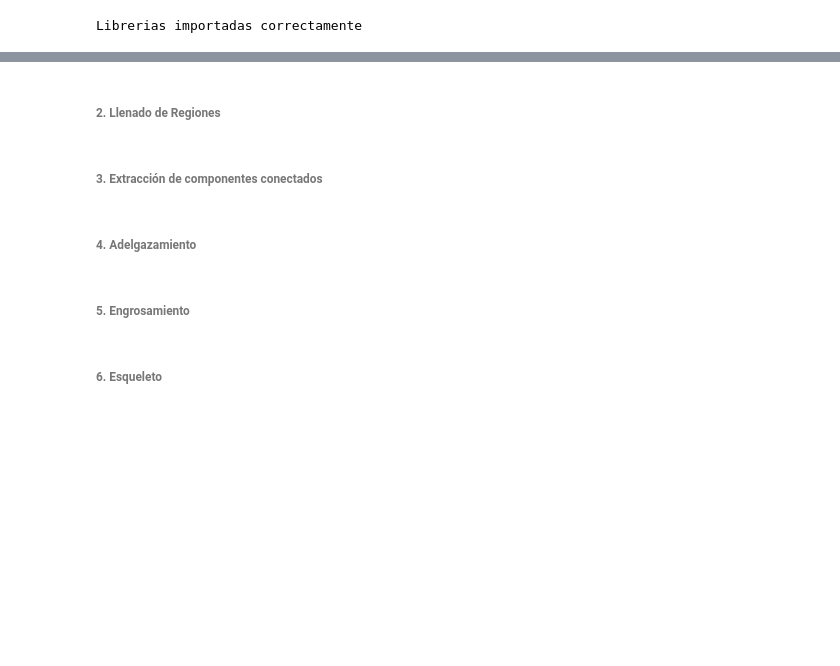
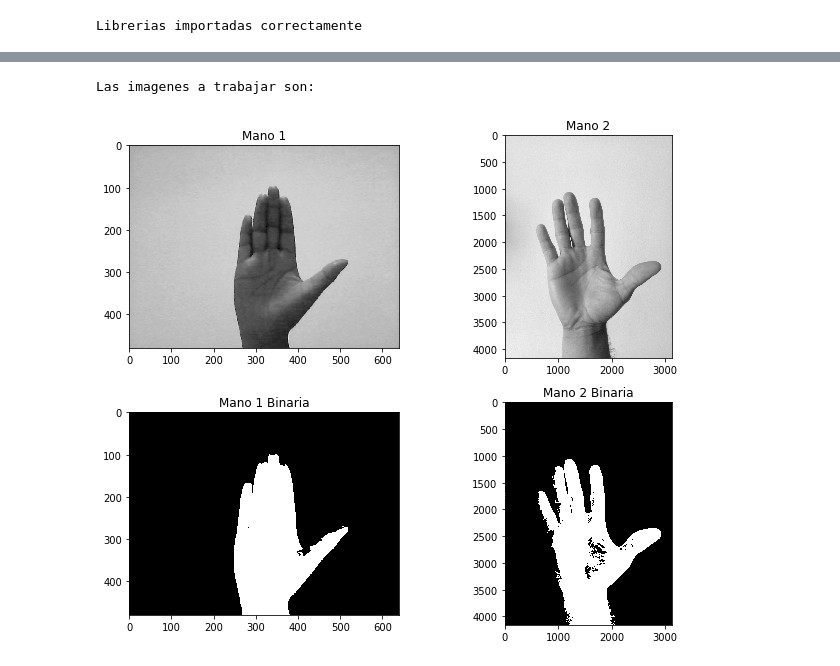
Before and after one commit to LeonardoMercado/TecIA, a Jupyter notebook: compartida de talleres/03 Taller 3 Operaciones Morfológicas/Taller 3 operaciones Morfológicas.ipynb, the cells around one changed output, grey strips where cells are left out. Drawn from its saved outputs; the diff is of its cells as text; code cells hidden in the pictures; blank space fills up the shorter version.

```diff
--- a/compartida de talleres/03 Taller 3 Operaciones Morfológicas/Taller 3 operaciones Morfológicas.ipynb
+++ b/compartida de talleres/03 Taller 3 Operaciones Morfológicas/Taller 3 operaciones Morfológicas.ipynb
@@ -70,10 +13,17 @@ plt.show()
-# %% [markdown]
-###### 2. Llenado de Regiones
-# %% [markdown]
-###### 3. Extracción de componentes conectados
-# %% [markdown]
-###### 4. Adelgazamiento
-# %% [markdown]
-###### 5. Engrosamiento
-# %% [markdown]
-###### 6. Esqueleto
+# %%
+img_1 = cv2.imread('Fig/manoP.png',0)
+img_2 = cv2.imread('Fig/manoG.jpg',0)
+ret,img_1_bin = cv2.threshold(img_1,127,255,cv2.THRESH_BINARY_INV)
+ret,img_2_bin = cv2.threshold(img_2,165,255,cv2.THRESH_BINARY_INV)
+print('Las imagenes a trabajar son:')
+
+plt.figure(1)
+plt.subplot(2,2,1), plt.imshow(img_1,cmap='gray'),plt.title('Mano 1')
+plt.subplot(2,2,2), plt.imshow(img_2,cmap='gray'),plt.title('Mano 2')
+plt.subplot(2,2,3), plt.imshow(img_1_bin,cmap='gray'),plt.title('Mano 1 Binaria')
+plt.subplot(2,2,4), plt.imshow(img_2_bin,cmap='gray'),plt.title('Mano 2 Binaria')
+plt.subplots_adjust(left = 0.125, right = 1.5 ,  bottom = 0.1, top = 1.8, wspace = 0.2, hspace = 0.2 )
+plt.show()
+# %% [output]
+Las imagenes a trabajar son:
+[figure, added]
```
Also changed, not shown: parts of 35 cells of this notebook.
